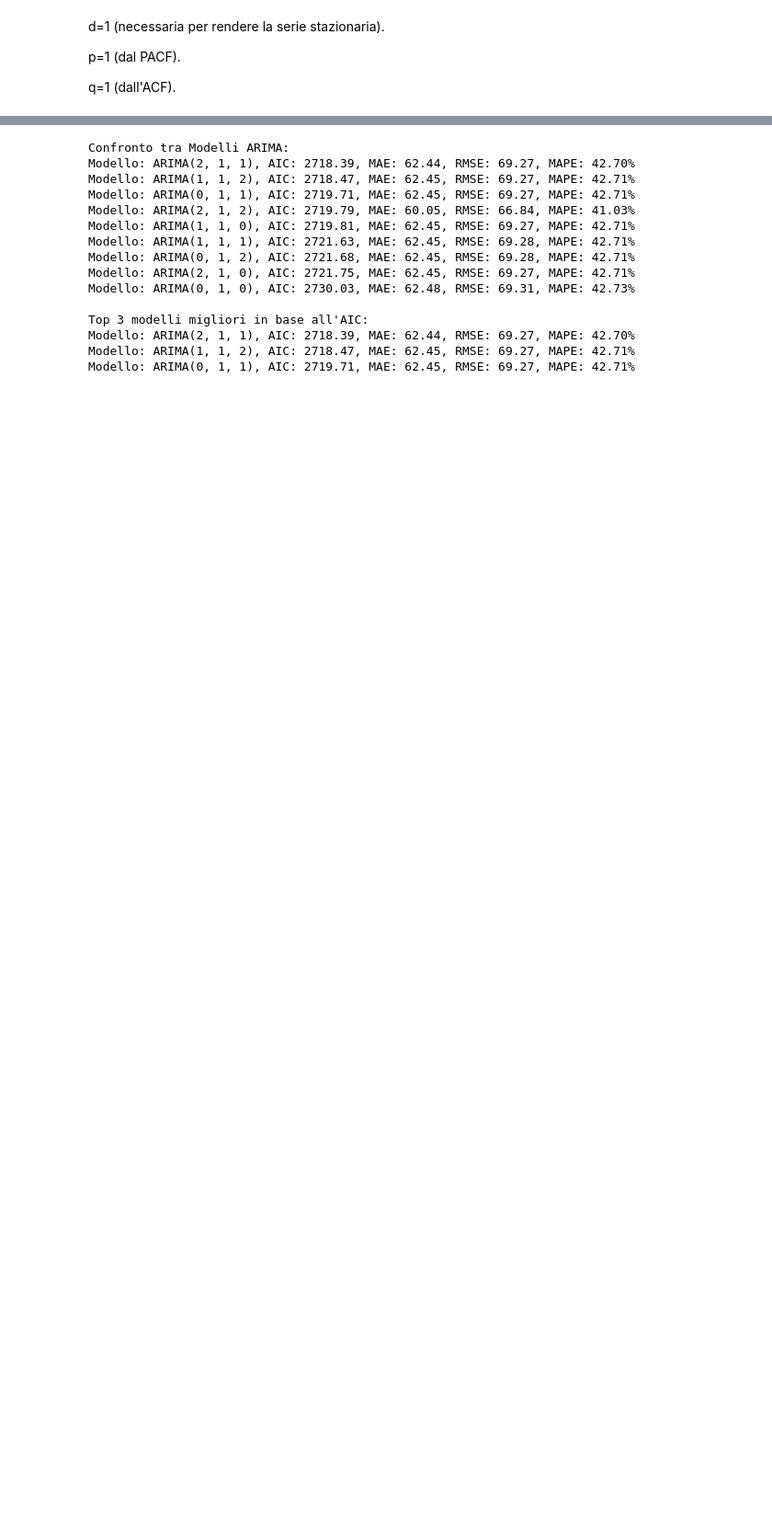
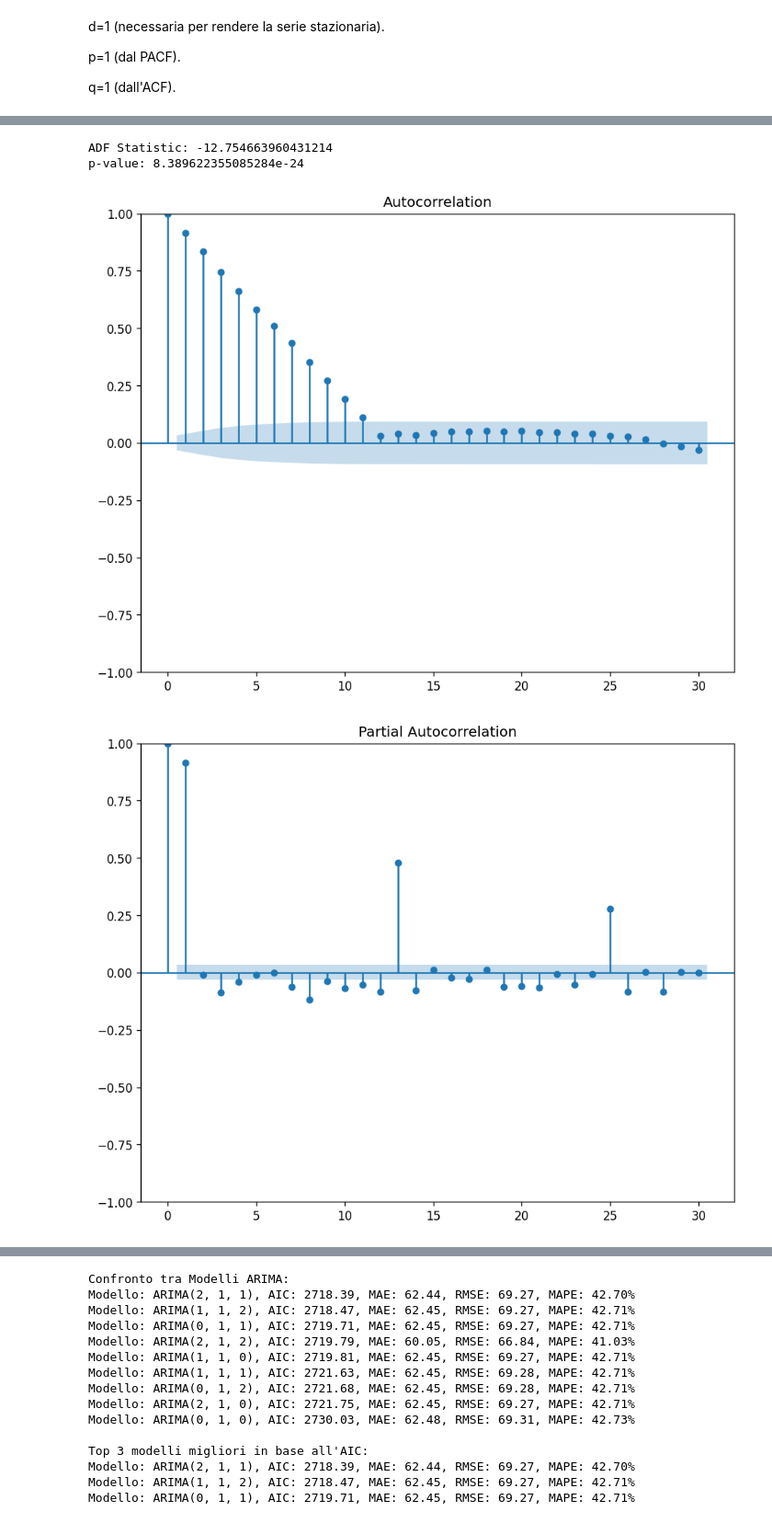
Before and after one commit to diegosantarelli/Data_science_2024, a Jupyter notebook: DS_Python/Stock_market.ipynb, the cells around one changed output, grey strips where cells are left out. Shown at 92% size. Drawn from its saved outputs; the diff is of its cells as text; code cells hidden in the pictures; blank space fills up the shorter version.

```diff
--- a/DS_Python/Stock_market.ipynb
+++ b/DS_Python/Stock_market.ipynb
@@ -497,0 +482,15 @@ q=1 (dall'ACF).
+# %%
+result_resid = adfuller(differenced_data)
+print(f"ADF Statistic: {result_resid[0]}")
+print(f"p-value: {result_resid[1]}")
+# %% [output]
+ADF Statistic: -12.754663960431214
+p-value: 8.389622355085284e-24
+# %%
+seasonal_diff = df_apple['close/last'].diff(12).dropna()
+plot_acf(seasonal_diff, lags=30)
+plot_pacf(seasonal_diff, lags=30)
+plt.show()
+# %% [output]
+[figure, added]
+[figure, added]
```
Also changed, not shown: parts of 65 cells of this notebook.
